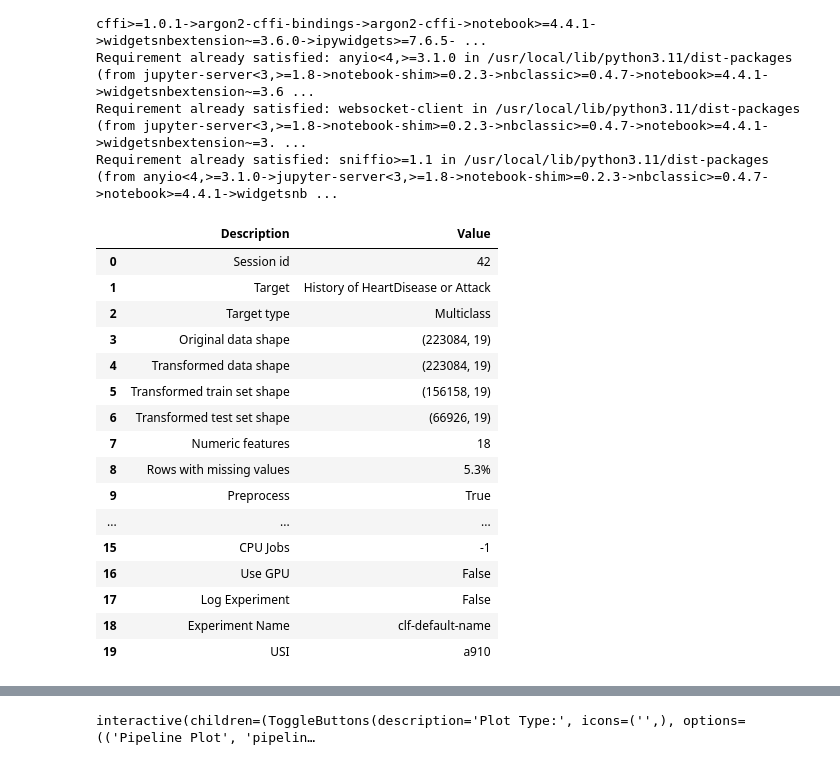
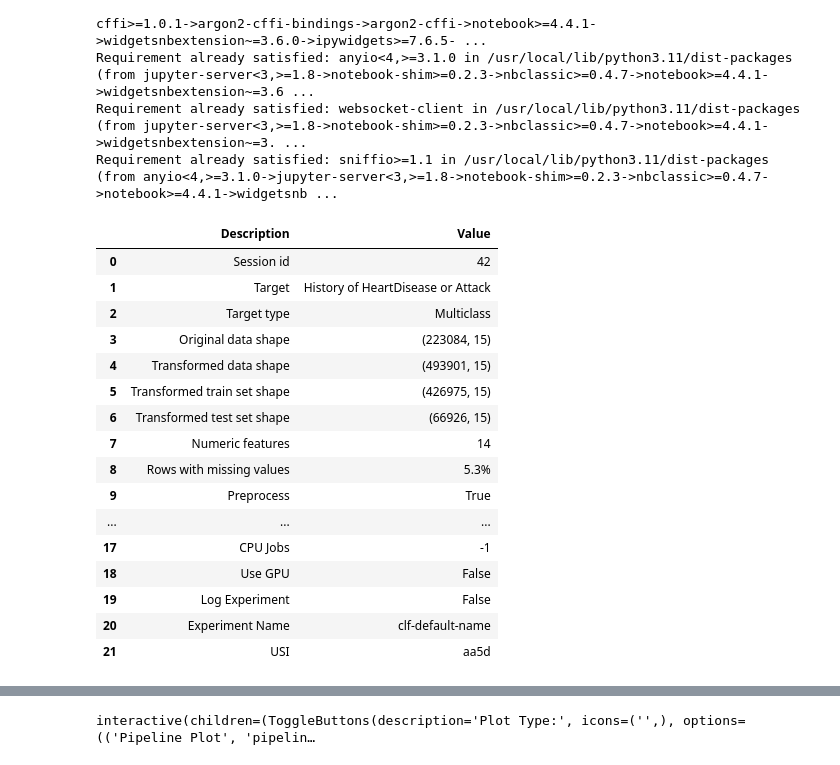
Before and after one commit to nanoNNsk/superaiss5_hackathon, a Jupyter notebook: superaiss5_predict_heart_desease.ipynb, the cells around one changed output, grey strips where cells are left out. Drawn from its saved outputs; the diff is of its cells as text; code cells hidden in the pictures.

Commit message:
fix balance and drop column don't use

```diff
--- a/superaiss5_predict_heart_desease.ipynb
+++ b/superaiss5_predict_heart_desease.ipynb
@@ -400,0 +440,9 @@ dtype: float64
+# %%
+train_data = train_data.drop(columns=['Vegetable or Fruit Intake (1+ per Day)',\
+                                      'Heavy Alcohol Consumption',\
+                                      'Income Level',\
+                                      'Leisure Physical Activity'])
+test_data = test_data.drop(columns=['Vegetable or Fruit Intake (1+ per Day)',\
+                                      'Heavy Alcohol Consumption',\
+                                      'Income Level',\
+                                      'Leisure Physical Activity'])
@@ -422,25 +497,25 @@ Requirement already satisfied: websocket-client in /usr/local/lib/python3.11/dis
 Requirement already satisfied: sniffio>=1.1 in /usr/local/lib/python3.11/dist-packages (from anyio<4,>=3.1.0->jupyter-server<3,>=1.8->notebook-shim>=0.2.3->nbclassic>=0.4.7->notebook>=4.4.1->widgetsnb ...
 # %%
 from pycaret.classification import *
-classification_setup = setup(data=train_data, target='History of HeartDisease or Attack', session_id=42)
+classification_setup = setup(data=train_data, target='History of HeartDisease or Attack', session_id=42, fix_imbalance=True)
 # %% [output]
 |  | Description | Value |
 | 0 | Session id | 42 |
 | 1 | Target | History of HeartDisease or Attack |
 | 2 | Target type | Multiclass |
-| 3 | Original data shape | (223084, 19) |
-| 4 | Transformed data shape | (223084, 19) |
-| 5 | Transformed train set shape | (156158, 19) |
-| 6 | Transformed test set shape | (66926, 19) |
-| 7 | Numeric features | 18 |
+| 3 | Original data shape | (223084, 15) |
+| 4 | Transformed data shape | (493901, 15) |
+| 5 | Transformed train set shape | (426975, 15) |
+| 6 | Transformed test set shape | (66926, 15) |
+| 7 | Numeric features | 14 |
 | 8 | Rows with missing values | 5.3% |
 | 9 | Preprocess | True |
 | ... | ... | ... |
-| 15 | CPU Jobs | -1 |
-| 16 | Use GPU | False |
-| 17 | Log Experiment | False |
-| 18 | Experiment Name | clf-default-name |
-| 19 | USI | a910 |
+| 17 | CPU Jobs | -1 |
+| 18 | Use GPU | False |
+| 19 | Log Experiment | False |
+| 20 | Experiment Name | clf-default-name |
+| 21 | USI | aa5d |
 # %%
 best_model = compare_models()
 # %% [output]
```
Also changed, not shown: parts of 5 cells of this notebook.
